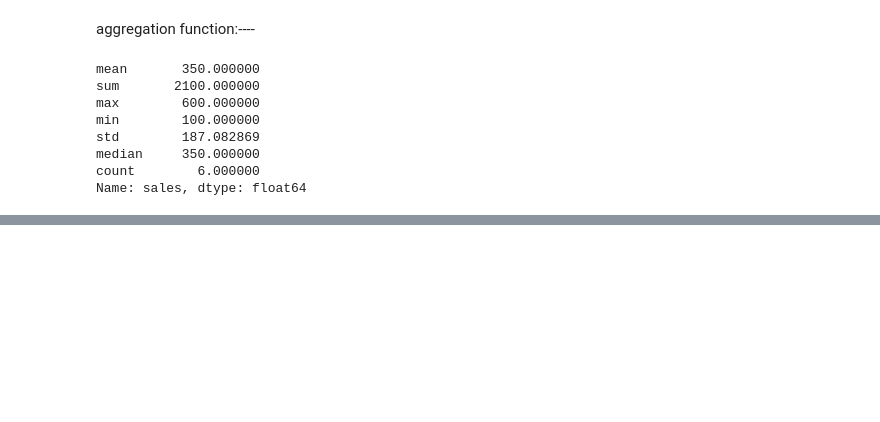
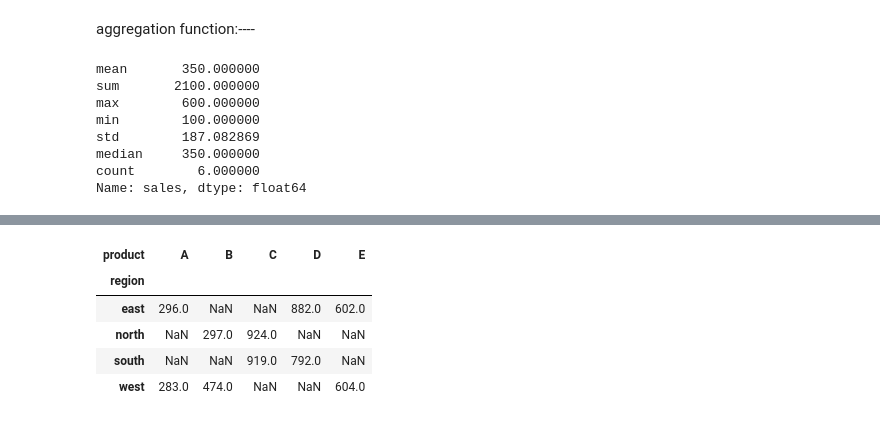
Before and after one commit to AyushSharma-17/dataanalysis_python_l1, a Jupyter notebook: copy_of_pandas_ex.ipynb, the cells around one changed output, grey strips where cells are left out. Saved outputs shown, nothing was run; the diff lists cells and outputs as text; code cells hidden in the pictures; blank space fills up the shorter version.

```diff
--- a/copy_of_pandas_ex.ipynb
+++ b/copy_of_pandas_ex.ipynb
@@ -527,0 +557,10 @@ Name: sales, dtype: float64
+# %%
+#want to view the number of sales on the product vs regions
+pd.pivot_table(df4, values="sales", index="region", columns="product", aggfunc='median')
+# %% [output]
+| product | A | B | C | D | E |
+| region |  |  |  |  |  |
+| east | 296.0 | NaN | NaN | 882.0 | 602.0 |
+| north | NaN | 297.0 | 924.0 | NaN | NaN |
+| south | NaN | NaN | 919.0 | 792.0 | NaN |
+| west | 283.0 | 474.0 | NaN | NaN | 604.0 |
```
Also changed, not shown: parts of 5 cells of this notebook.
